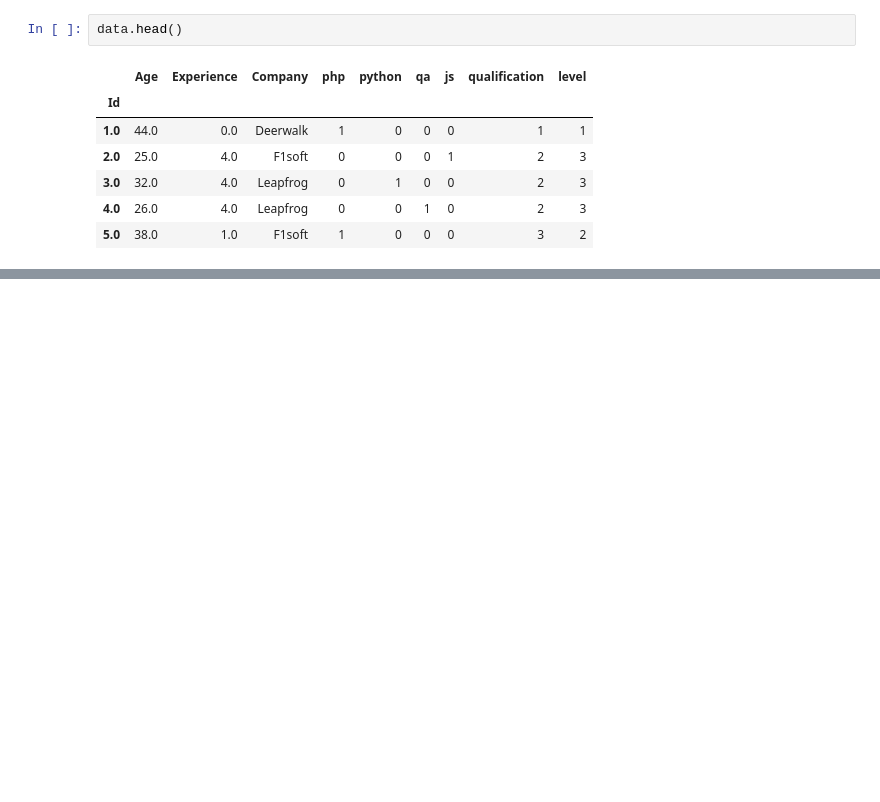
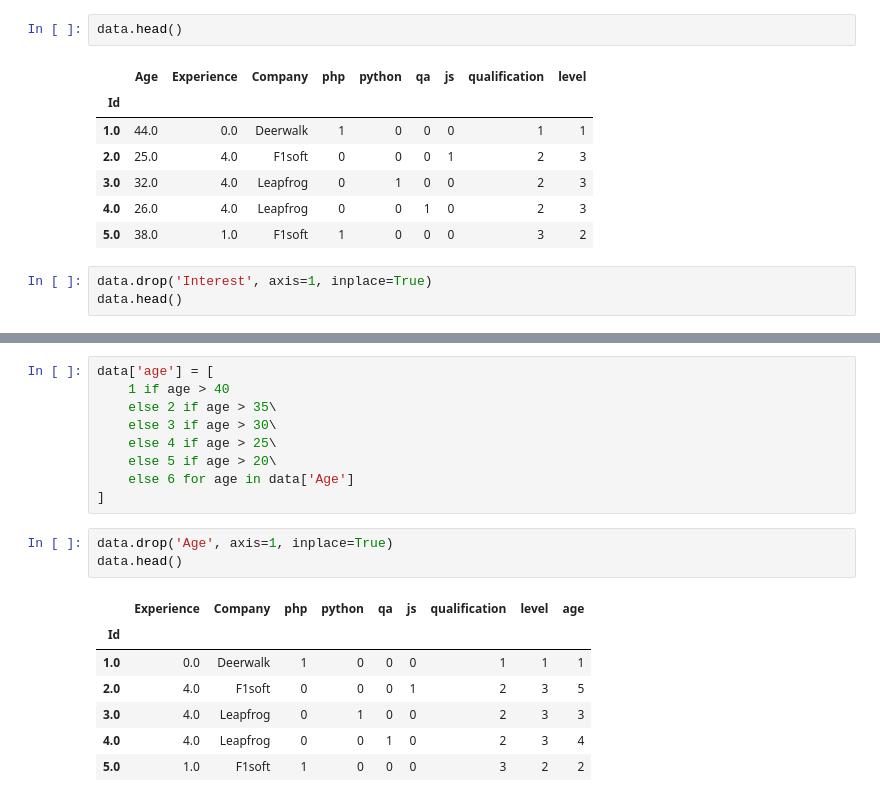
Before and after one commit to concept-inversion/Recommendation-System, a Jupyter notebook: src/jupyter_test_files/Untitled.ipynb, the cells around one changed output, grey strips where cells are left out. Drawn from its saved outputs; the diff is of its cells as text; blank space fills up the shorter version.

Commit message:
random quntified data generation

```diff
--- a/src/jupyter_test_files/Untitled.ipynb
+++ b/src/jupyter_test_files/Untitled.ipynb
@@ -90,3 +90,6 @@ data.head()
 | 3.0 | 32.0 | 4.0 | Leapfrog | 0 | 1 | 0 | 0 | 2 | 3 |
 | 4.0 | 26.0 | 4.0 | Leapfrog | 0 | 0 | 1 | 0 | 2 | 3 |
 | 5.0 | 38.0 | 1.0 | F1soft | 1 | 0 | 0 | 0 | 3 | 2 |
+# %%
+data.drop('Interest', axis=1, inplace=True)
+data.head()
@@ -92,0 +109,20 @@ data.head()
+# %%
+data['age'] = [
+    1 if age > 40
+    else 2 if age > 35\
+    else 3 if age > 30\
+    else 4 if age > 25\
+    else 5 if age > 20\
+    else 6 for age in data['Age']
+]
+# %%
+data.drop('Age', axis=1, inplace=True)
+data.head()
+# %% [output]
+|  | Experience | Company | php | python | qa | js | qualification | level | age |
+| Id |  |  |  |  |  |  |  |  |  |
+| 1.0 | 0.0 | Deerwalk | 1 | 0 | 0 | 0 | 1 | 1 | 1 |
+| 2.0 | 4.0 | F1soft | 0 | 0 | 0 | 1 | 2 | 3 | 5 |
+| 3.0 | 4.0 | Leapfrog | 0 | 1 | 0 | 0 | 2 | 3 | 3 |
+| 4.0 | 4.0 | Leapfrog | 0 | 0 | 1 | 0 | 2 | 3 | 4 |
+| 5.0 | 1.0 | F1soft | 1 | 0 | 0 | 0 | 3 | 2 | 2 |
```
Also changed, not shown: parts of 6 cells of this notebook, 1 other file.
